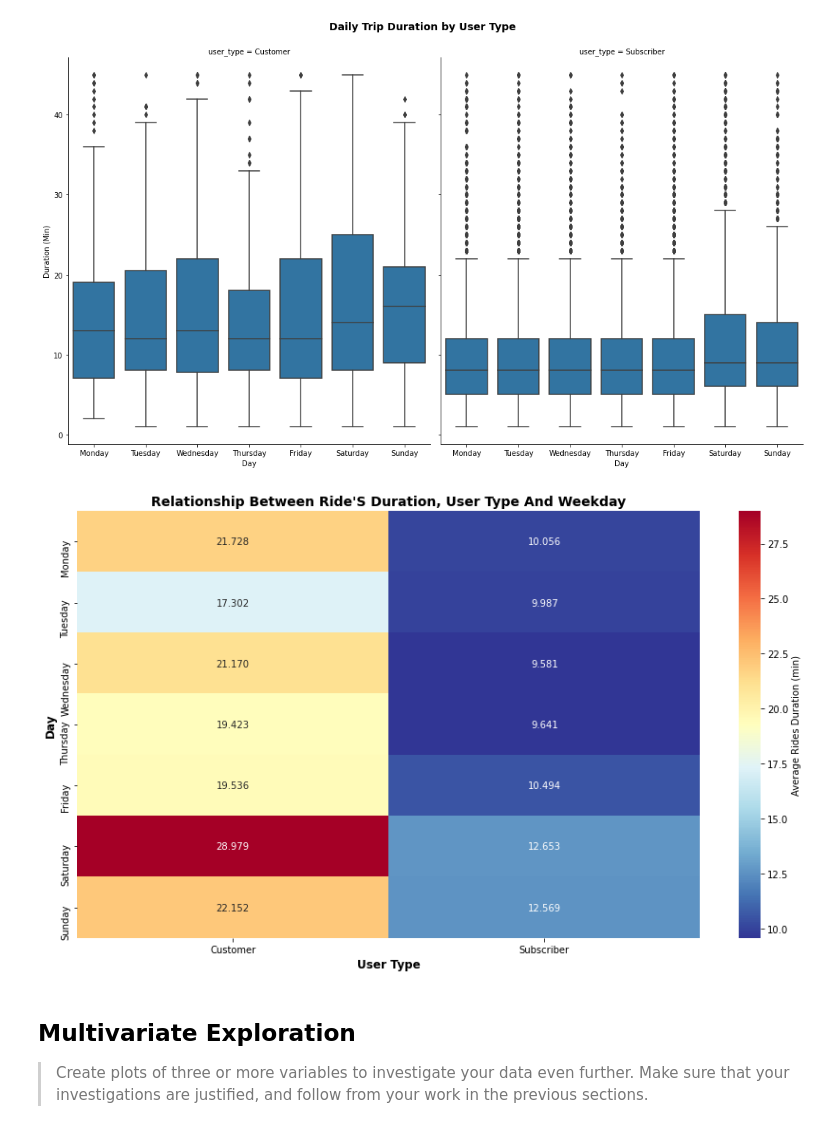
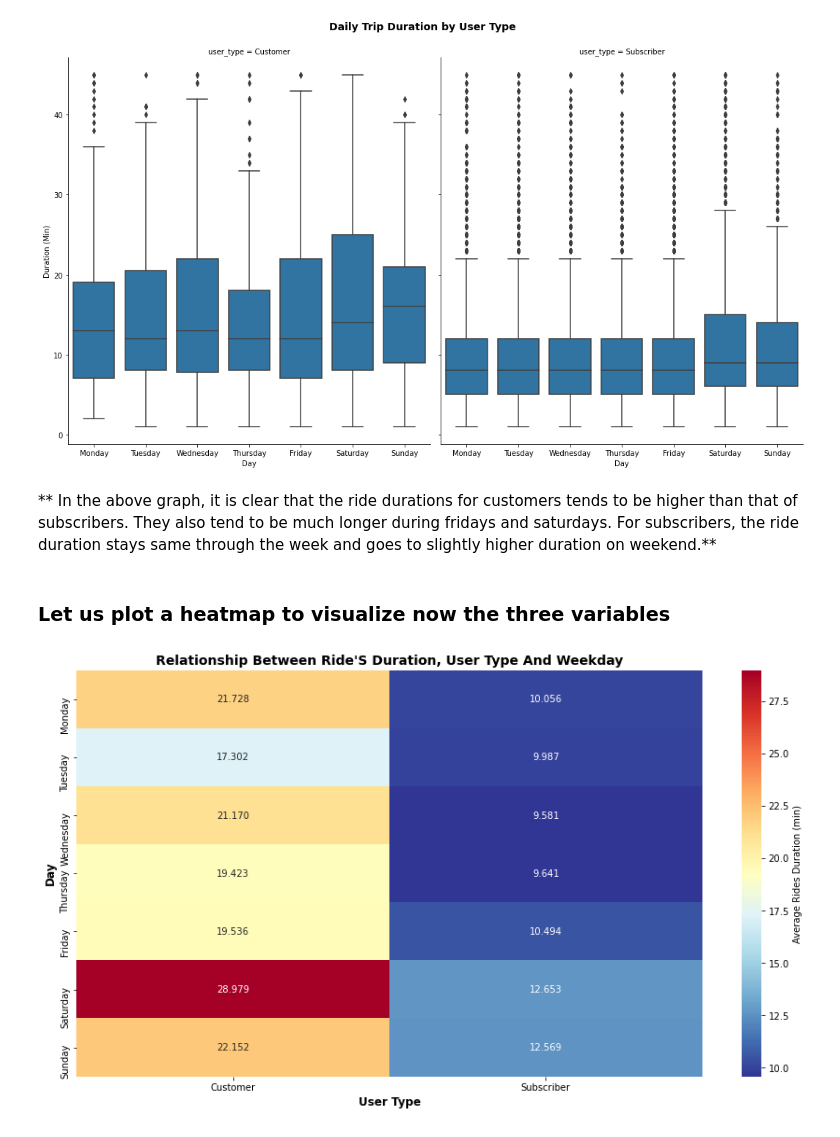
Before and after one commit to preaa/DataVisualization, a Jupyter notebook: DataVisualization.ipynb, the cells around one changed output. Cells and saved outputs as stored; diff of their text form; code cells hidden in the pictures.

```diff
--- a/DataVisualization.ipynb
+++ b/DataVisualization.ipynb
@@ -614,33 +566,28 @@ plt.suptitle("Daily Trip Duration by User Type", y = 1.04, fontsize = 14, weight
 g.set_axis_labels('Day', 'Duration (Min)');
 # %% [output]
 [figure]
+# %% [markdown]
+** In the above graph, it is clear that the ride durations for customers tends to be higher than that of subscribers. They also tend to be much longer during fridays and saturdays. For subscribers, the ride duration stays same through the week and goes to slightly higher duration on weekend.**
+# %% [markdown]
+### Let us plot a heatmap to visualize now the three variables
 # %%
-plt.figure(figsize=[14.70, 8.27])
+plt.figure(figsize=[15, 8])
 
-#--Calculating the average of ride's duration
-#--Transforming the data in a pivot table to plot the heatmap
 cat_means = df.groupby(['user_type','dayofweek_start']).mean()['duration_mins']
 cat_means = cat_means.reset_index(name = 'duration_min_avg')
 cat_means = cat_means.pivot(index = 'dayofweek_start', columns = 'user_type',
                             values = 'duration_min_avg')
 sb.heatmap(cat_means, annot = True, fmt = '.3f',
            cbar_kws = {'label':'Average Rides Duration (min)'}, cmap = 'RdYlBu_r')
 
 
-# Add title and format it
 plt.title("Relationship between ride's duration, user type and weekday".title(),
                fontsize = 14, weight = "bold")
-# Add x label and format it
+
 plt.xlabel('User Type'.title(),
                fontsize = 12, weight = "bold")
-# Add y label and format it
+
 plt.ylabel('Day'.title(),
                fontsize = 12, weight = "bold");
 # %% [output]
-[figure, old version]
+[figure, new version]
-# %% [markdown]
-## Multivariate Exploration
-
-> Create plots of three or more variables to investigate your data even
-further. Make sure that your investigations are justified, and follow from
-your work in the previous sections.
```
Also changed, not shown: parts of 77 cells of this notebook, 5 other files.
